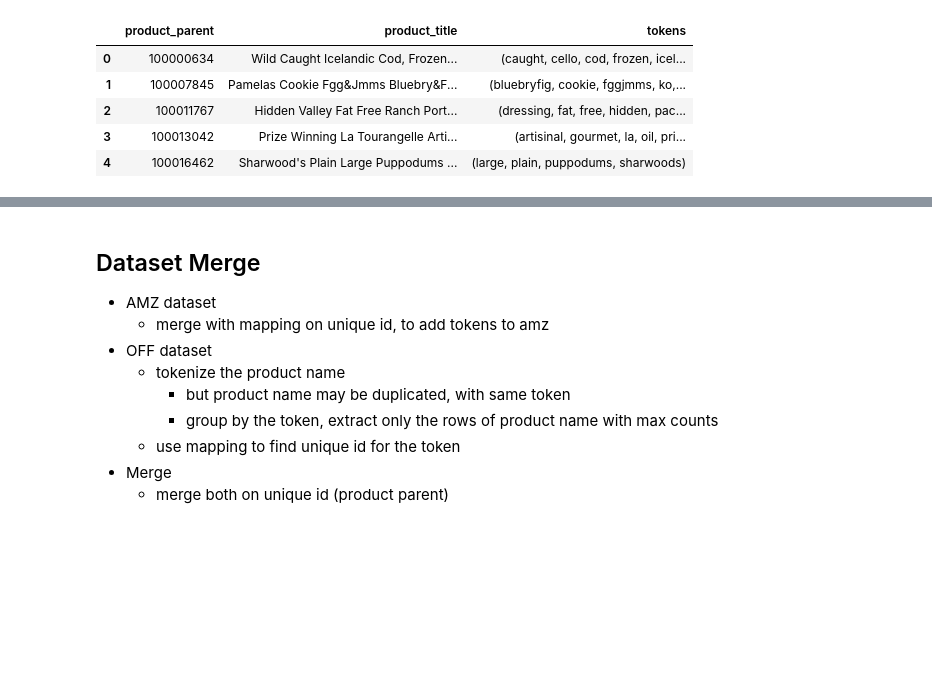
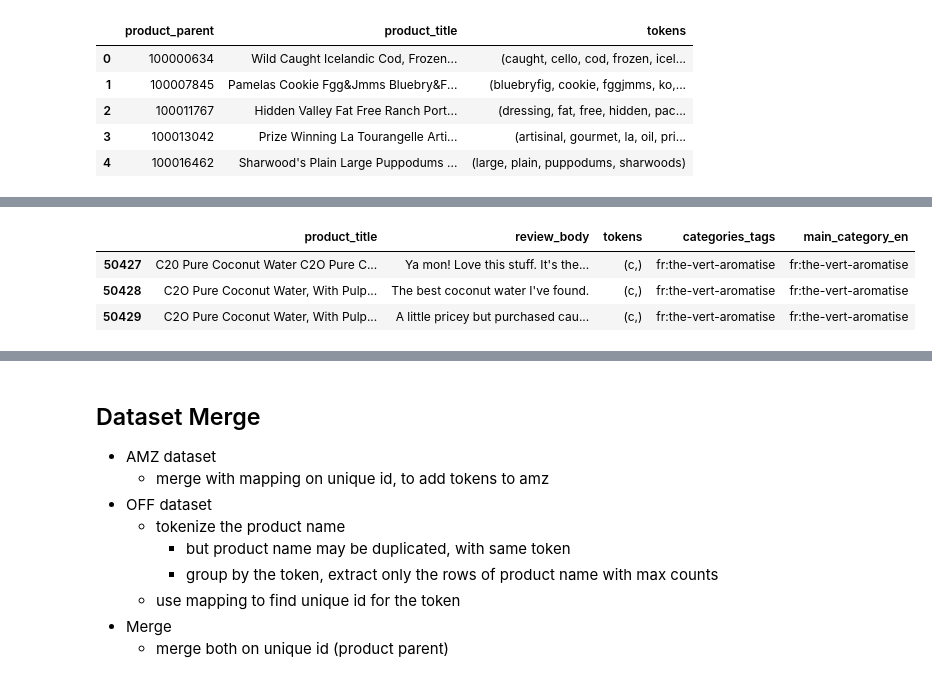
Before and after one commit to davilayang/food-reviews, a Jupyter notebook: 1-2_merge-dataset.ipynb, the cells around one changed output, grey strips where cells are left out. Saved outputs shown, nothing was run; the diff lists cells and outputs as text; code cells hidden in the pictures; blank space fills up the shorter version.

```diff
--- a/1-2_merge-dataset.ipynb
+++ b/1-2_merge-dataset.ipynb
@@ -274,0 +295,4 @@ mapping.head()
+# %%
+# drop empty tuples, for now
+amz = amz[amz.tokens != tuple()]
+amz.shape
@@ -274,0 +358,3 @@ mapping.head()
+# %%
+df = amz.merge(sub, how='inner', on='tokens')
+df.shape
@@ -274,0 +381,9 @@ mapping.head()
+# %%
+# the category is due to wrong token
+# use these products to redesign the tokneization method
+df[df.main_category_en == 'fr:the-vert-aromatise'].iloc[:3, [3, 10, 12, 13, 14]]
+# %% [output]
+|  | product_title | review_body | tokens | categories_tags | main_category_en |
+| 50427 | C20 Pure Coconut Water C2O Pure C... | Ya mon! Love this stuff. It's the... | (c,) | fr:the-vert-aromatise | fr:the-vert-aromatise |
+| 50428 | C2O Pure Coconut Water, With Pulp... | The best coconut water I've found. | (c,) | fr:the-vert-aromatise | fr:the-vert-aromatise |
+| 50429 | C2O Pure Coconut Water, With Pulp... | A little pricey but purchased cau... | (c,) | fr:the-vert-aromatise | fr:the-vert-aromatise |
```
Also changed, not shown: parts of 19 cells of this notebook, 6 other files.
